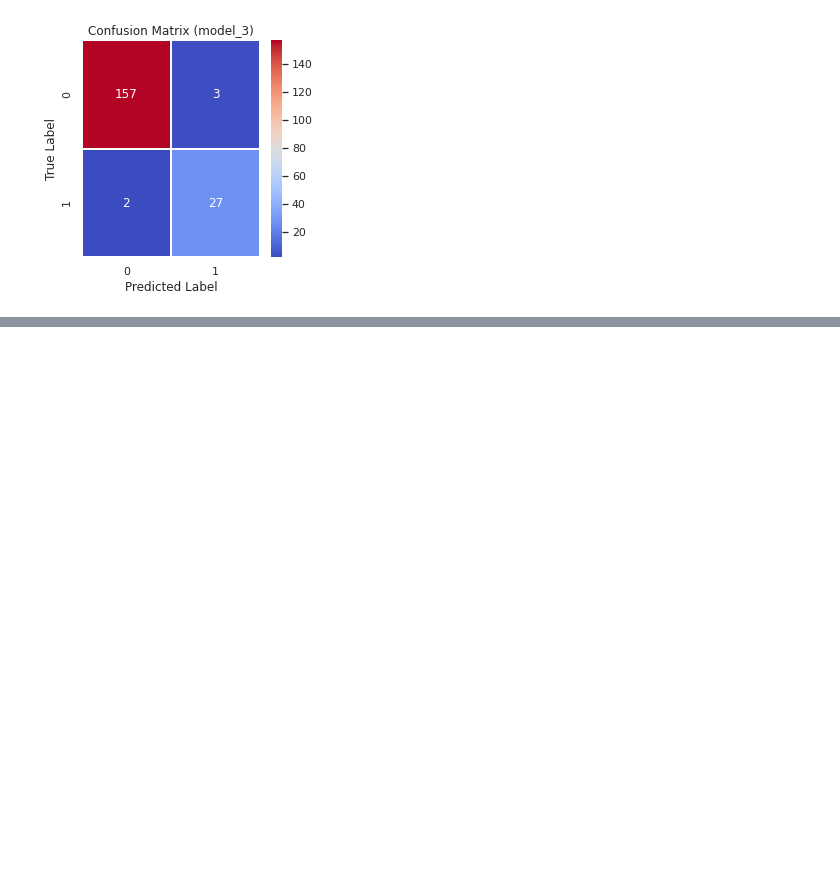
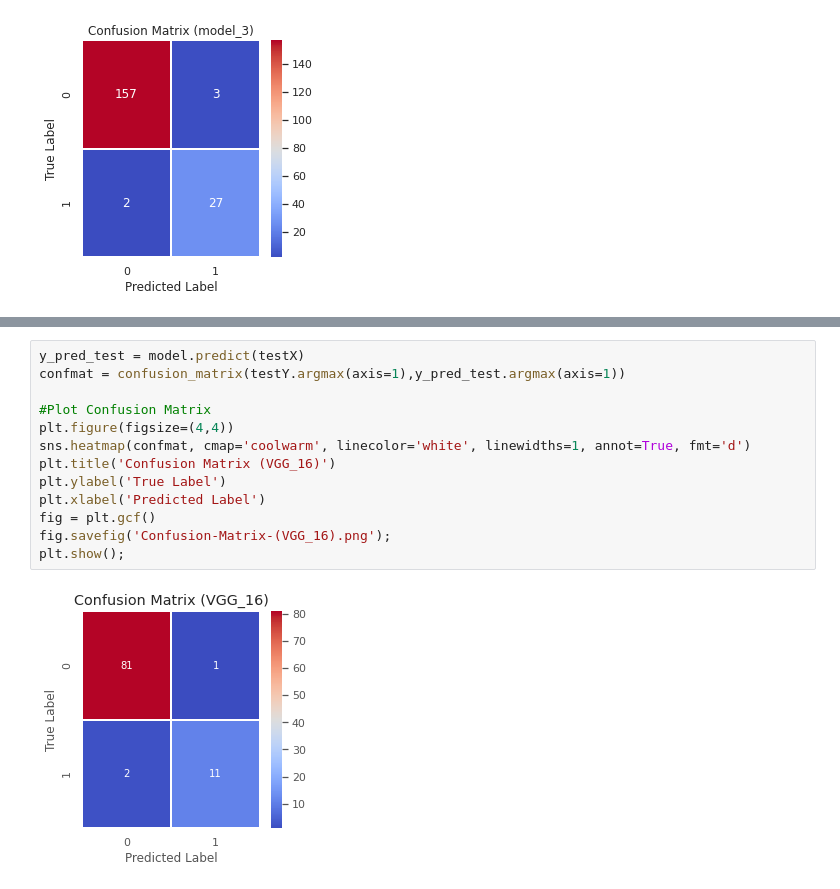
Before and after one commit to Adarshsinghparihar/Corona_detection_x-ray_Effat-University, a Jupyter notebook: Week_2.ipynb, the cells around one changed output, grey strips where cells are left out. Cells and saved outputs as stored; diff of their text form; blank space fills up the shorter version.

```diff
--- a/Week_2.ipynb
+++ b/Week_2.ipynb
@@ -260,0 +486,15 @@ plt.show();
+# %%
+y_pred_test = model.predict(testX)
+confmat = confusion_matrix(testY.argmax(axis=1),y_pred_test.argmax(axis=1))
+
+#Plot Confusion Matrix
+plt.figure(figsize=(4,4))
+sns.heatmap(confmat, cmap='coolwarm', linecolor='white', linewidths=1, annot=True, fmt='d')
+plt.title('Confusion Matrix (VGG_16)')
+plt.ylabel('True Label')
+plt.xlabel('Predicted Label')
+fig = plt.gcf()
+fig.savefig('Confusion-Matrix-(VGG_16).png');
+plt.show();
+# %% [output]
+[figure, added]
```
Also changed, not shown: parts of 13 cells of this notebook.
